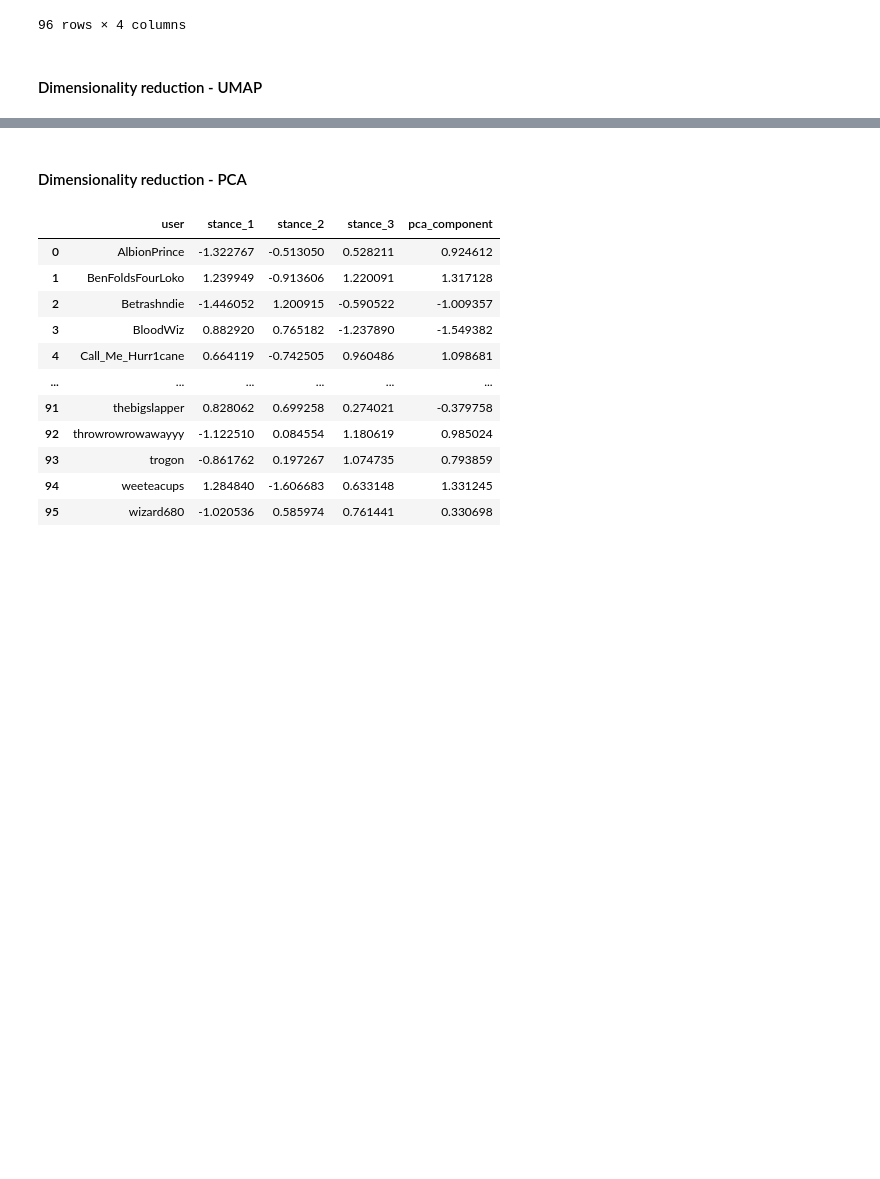
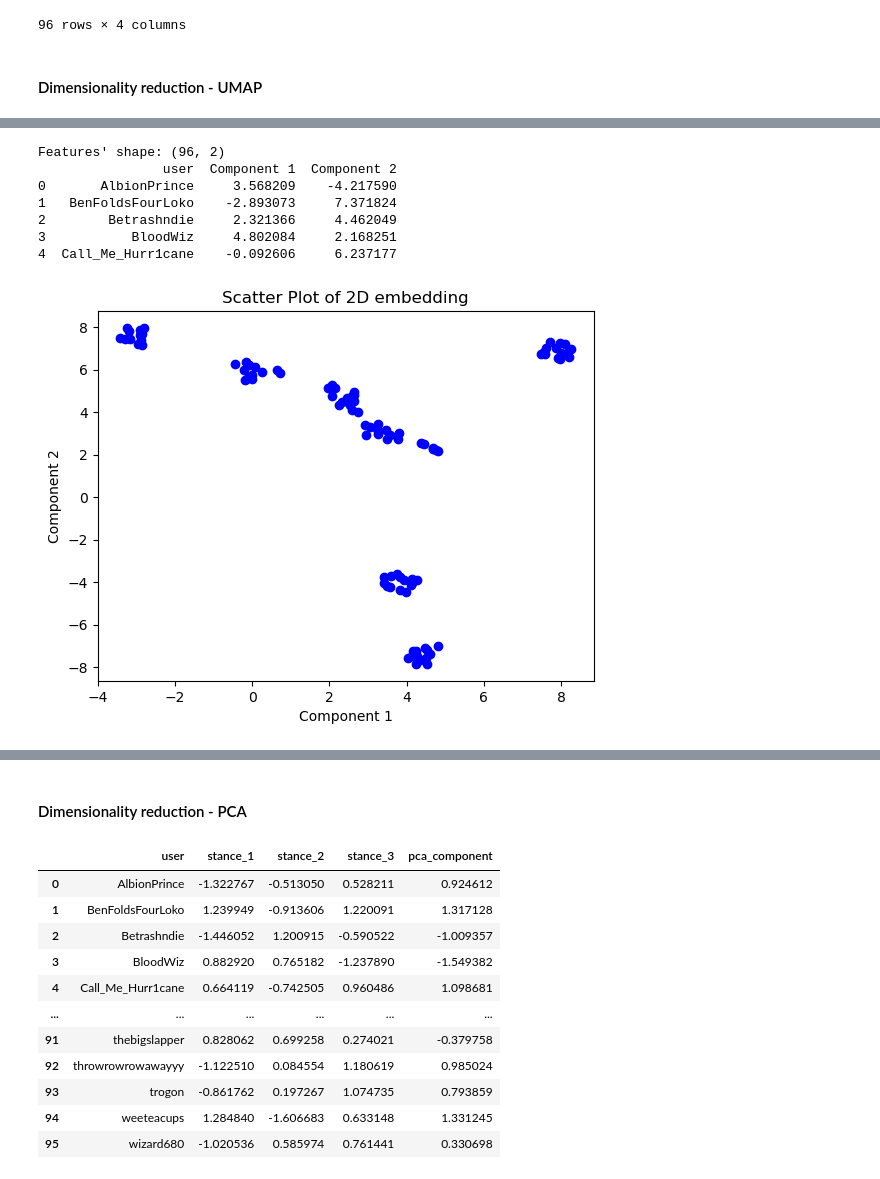
Before and after one commit to b0psheva27/BSc_project_polarization, a Jupyter notebook: 09_scores.ipynb, the cells around one changed output, grey strips where cells are left out. Cells and saved outputs as stored; diff of their text form; code cells hidden in the pictures; blank space fills up the shorter version.

Commit message:
UMAP on dummy example

```diff
--- a/09_scores.ipynb
+++ b/09_scores.ipynb
@@ -116,2 +120,9 @@ merged_df
 # %%
 merged_df_umap = merged_df.copy()
+# %%
+reducer = umap.UMAP(random_state=42) #object of class UMAP
+scaler = StandardScaler()
+# %%
+# Fit and transform the numerical columns
+merged_df_umap[['stance_1', 'stance_2', 'stance_3']] = scaler.fit_transform(merged_df_umap[['stance_1', 'stance_2', 'stance_3']])
+merged_df_umap.head()
@@ -117,0 +136,28 @@ merged_df_umap = merged_df.copy()
+# %%
+#By default UMAP always reduces to 2D embeddings
+embedding_2D = reducer.fit_transform(merged_df_umap[['stance_1', 'stance_2', 'stance_3']])
+print(f"Features' shape: {embedding_2D.shape}")
+df_embedding_2D = pd.DataFrame(embedding_2D, columns=["Component 1", "Component 2"])
+#adding back username column
+user_embedding_2D = pd.concat([merged_df_umap["user"], df_embedding_2D], axis=1)
+print(user_embedding_2D.head())
+
+#plotting the 2 components
+plt.scatter(df_embedding_2D["Component 1"], df_embedding_2D["Component 2"], color='blue', marker='o')
+
+# Add labels and title
+plt.xlabel('Component 1')
+plt.ylabel('Component 2')
+plt.title('Scatter Plot of 2D embedding')
+
+# Show the plot
+plt.show()
+# %% [output]
+Features' shape: (96, 2)
+                user  Component 1  Component 2
+0       AlbionPrince     3.568209    -4.217590
+1   BenFoldsFourLoko    -2.893073     7.371824
+2        Betrashndie     2.321366     4.462049
+3           BloodWiz     4.802084     2.168251
+4  Call_Me_Hurr1cane    -0.092606     6.237177
+[figure, added]
```
Also changed, not shown: parts of 6 cells of this notebook, 1 other file.
